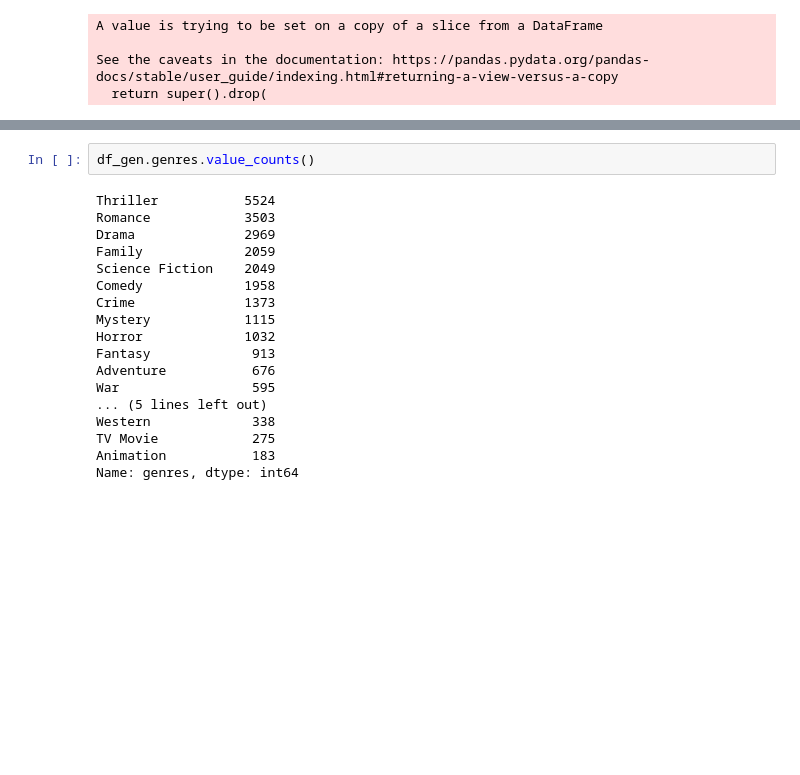
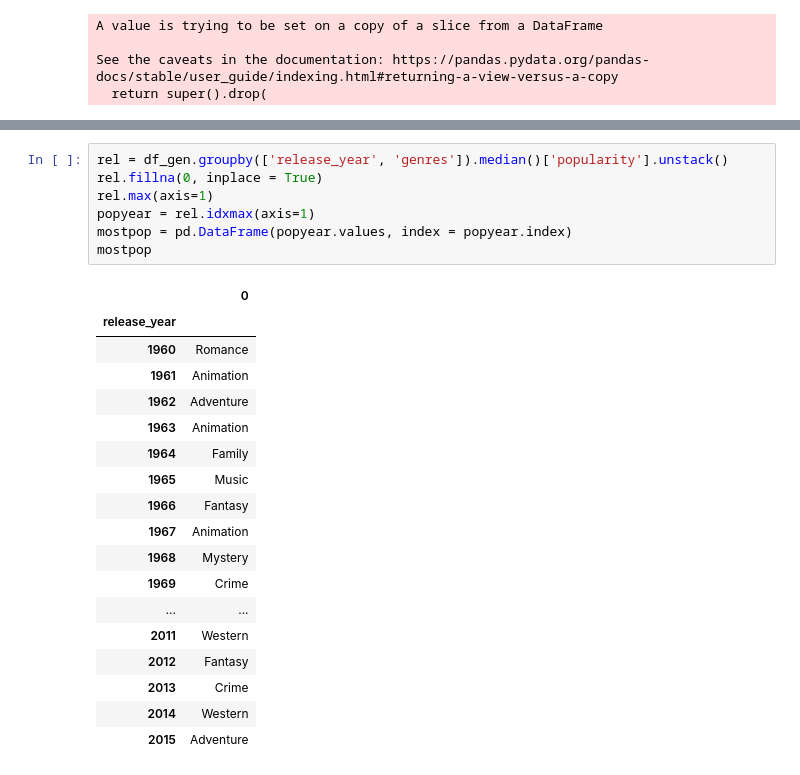
Before and after one commit to Noor-Nizar/FWD_DataAnalytics, a Jupyter notebook: proj.ipynb, the cells around one changed output, grey strips where cells are left out. Drawn from its saved outputs; the diff is of its cells as text; blank space fills up the shorter version.

```diff
--- a/proj.ipynb
+++ b/proj.ipynb
@@ -66,20 +51,26 @@ df_gen
-# %%
-df_gen.genres.value_counts()
-# %% [output]
-Thriller           5524
-Romance            3503
-Drama              2969
-Family             2059
-Science Fiction    2049
-Comedy             1958
-Crime              1373
-Mystery            1115
-Horror             1032
-Fantasy             913
-Adventure           676
-War                 595
-... (5 lines left out)
-Western             338
-TV Movie            275
-Animation           183
-Name: genres, dtype: int64
+# %%
+rel = df_gen.groupby(['release_year', 'genres']).median()['popularity'].unstack()
+rel.fillna(0, inplace = True)
+rel.max(axis=1)
+popyear = rel.idxmax(axis=1)
+mostpop = pd.DataFrame(popyear.values, index = popyear.index)
+mostpop
+# %% [output]
+|  | 0 |
+| release_year |  |
+| 1960 | Romance |
+| 1961 | Animation |
+| 1962 | Adventure |
+| 1963 | Animation |
+| 1964 | Family |
+| 1965 | Music |
+| 1966 | Fantasy |
+| 1967 | Animation |
+| 1968 | Mystery |
+| 1969 | Crime |
+| ... | ... |
+| 2011 | Western |
+| 2012 | Fantasy |
+| 2013 | Crime |
+| 2014 | Western |
+| 2015 | Adventure |
```
Also changed, not shown: parts of 5 cells of this notebook.
